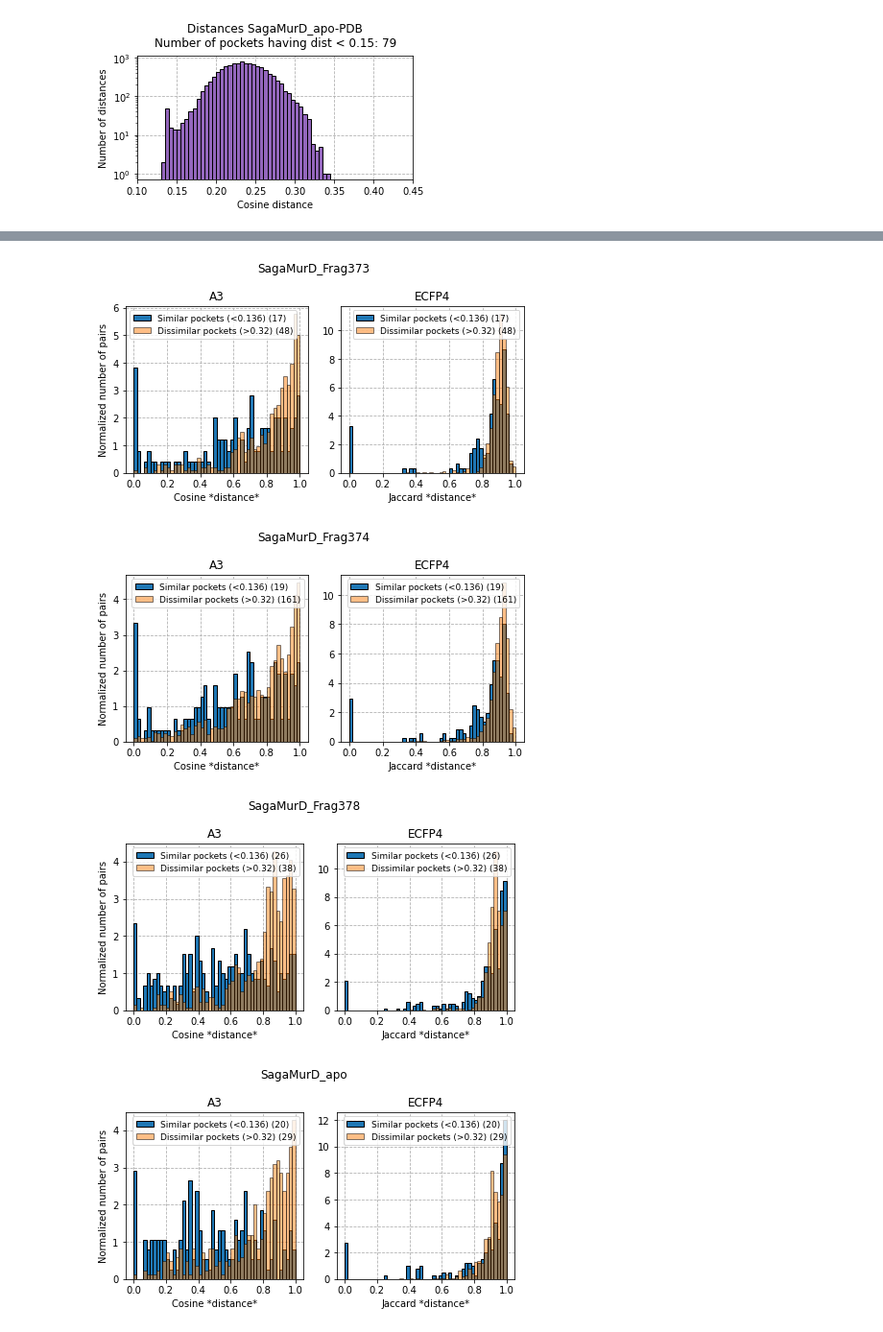
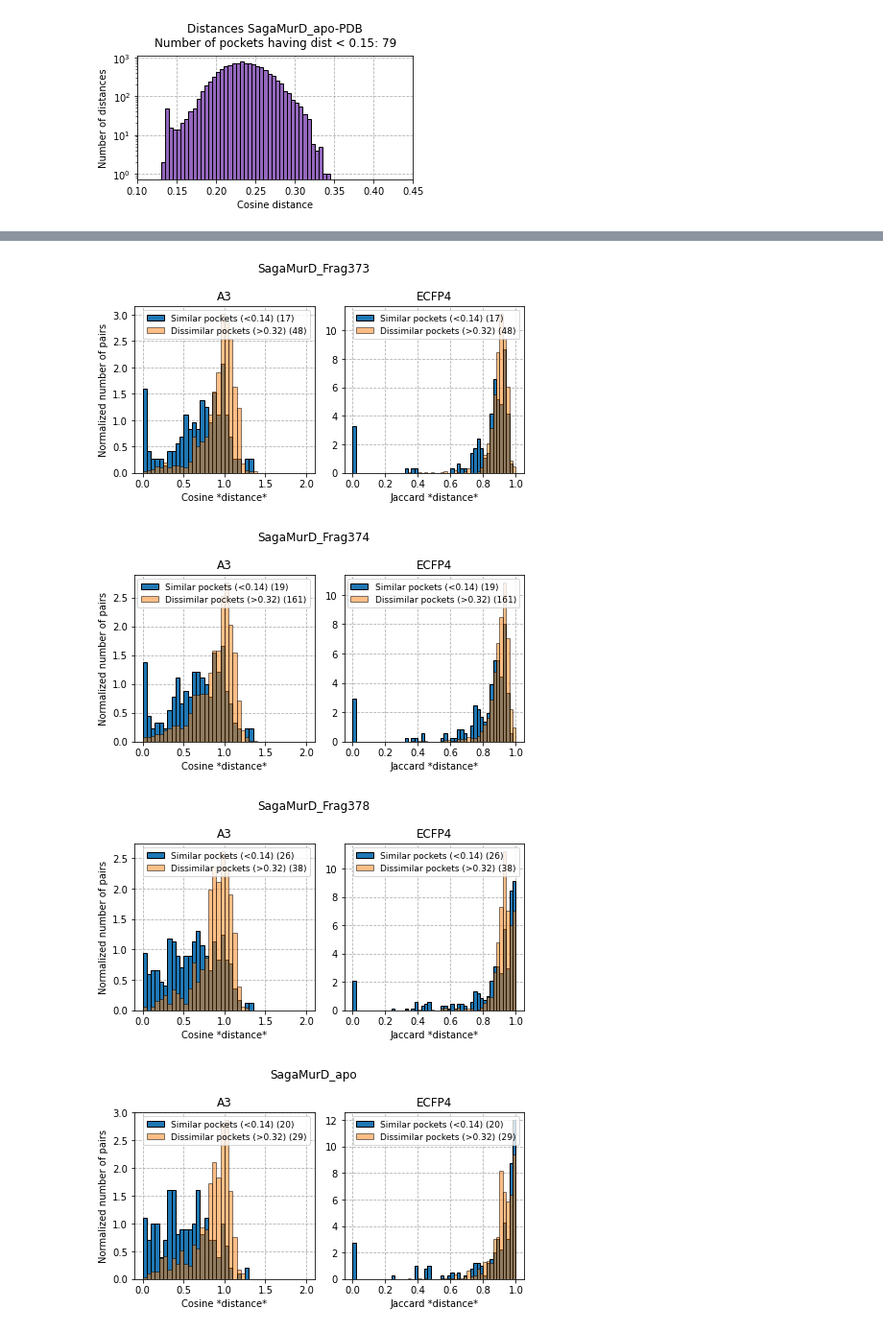
Before and after one commit to ersilia-os/osa-murd, a Jupyter notebook: notebooks/pocketvec_PDB_PVdockings.ipynb, the cells around one changed output, grey strips where cells are left out. Shown at 96% size. Cells and saved outputs as stored; diff of their text form; code cells hidden in the pictures.

```diff
--- a/notebooks/pocketvec_PDB_PVdockings.ipynb
+++ b/notebooks/pocketvec_PDB_PVdockings.ipynb
@@ -364,15 +364,15 @@ dist = pairwise_distances([murd_fps[i] for i in murds], [fps[i] for i in pdbs],
 data = []
 path_to_reports = "/aloy/home/acomajuncosa/MurD/GitHub/alignment/MSA/reports"
 
-a = 0.15
-b = 0.30
+a = 0.14
+b = 0.32
 
 
 for murd, d in zip(murds, dist):
 
     # Get all sts < 0.15
     maximum = len([i for i in d if i < a])
-    # maximum = len([i for i in d[:10]])
+    maximum = len([i for i in d[:10]])
     maximum_r = len([i for i in d if i > b])
     close_pockets = []
     far_pockets = []
@@ -474,8 +474,8 @@ for st, mols, mols_far in zip(data['structures'], data['molecules'], data['molec
     fig, ax = plt.subplots(1, 2, figsize=(6.5, 3.7))
     fig.suptitle(st)
 
-    ax[0].hist(dist_close, bins=[i for i in np.arange(0, 1.00001, 0.02)], ec='k', density=True, zorder=2, label='Similar pockets (<' + str(a) + ') (' + str(len(mols)) + ')')
-    ax[0].hist(dist_far, bins=[i for i in np.arange(0, 1.00001, 0.02)], ec='k', density=True, alpha=0.5, zorder=2, label='Dissimilar pockets (>' + str(b) + ') (' + str(len(mols_far)) + ')')
+    ax[0].hist(dist_close, bins=[i for i in np.arange(0, 2.0001, 0.05)], ec='k', density=True, zorder=2, label='Similar pockets (<' + str(a) + ') (' + str(len(mols)) + ')')
+    ax[0].hist(dist_far, bins=[i for i in np.arange(0, 2.0001, 0.05)], ec='k', density=True, alpha=0.5, zorder=2, label='Dissimilar pockets (>' + str(b) + ') (' + str(len(mols_far)) + ')')
     ax[0].grid(linestyle='--', zorder=-2)
     ax[0].set_title("A3")
     ax[0].set_xlabel("Cosine *distance*")
@@ -500,7 +500,7 @@ for st, mols, mols_far in zip(data['structures'], data['molecules'], data['molec
-[figure, old version]
+[figure, new version]
-[figure, old version]
+[figure, new version]
-[figure, old version]
+[figure, new version]
-[figure, old version]
+[figure, new version]
 # %%
 aleix = sorted(set([j for i in data['molecules'] for j in i.split(",")]))
 aleix = [Chem.MolFromInchi(pdbcode_to_inchi[i]) for i in aleix]
```
Also changed, not shown: parts of 3 cells of this notebook, 3 other files.
